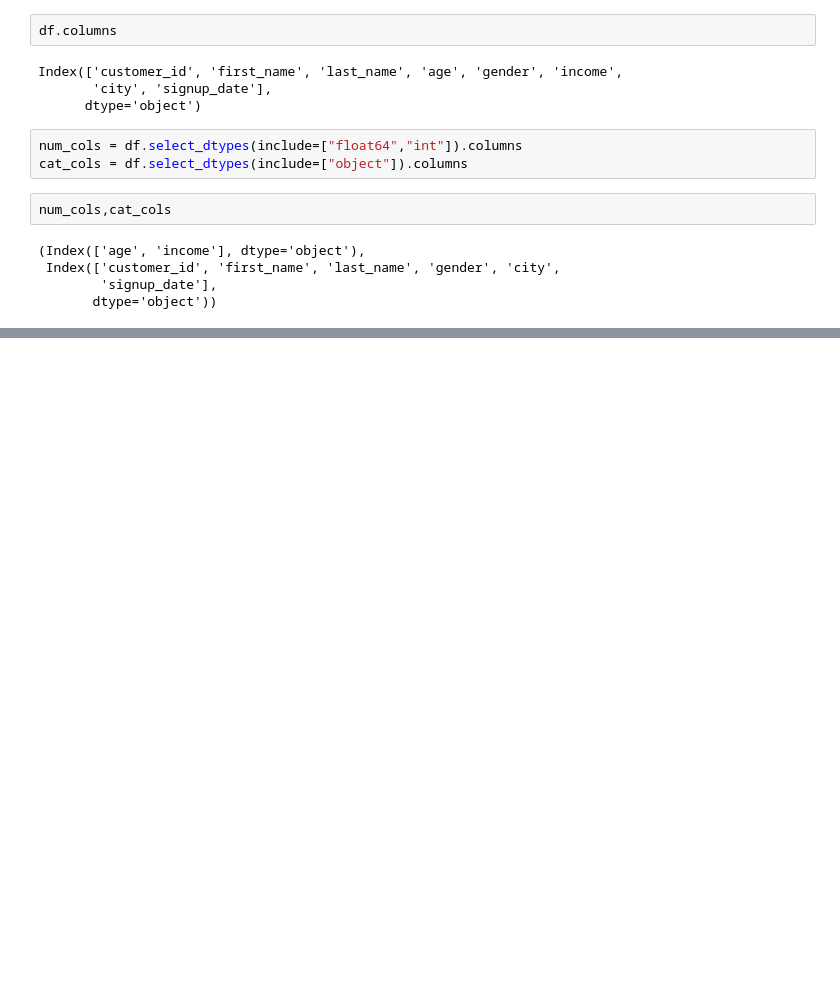
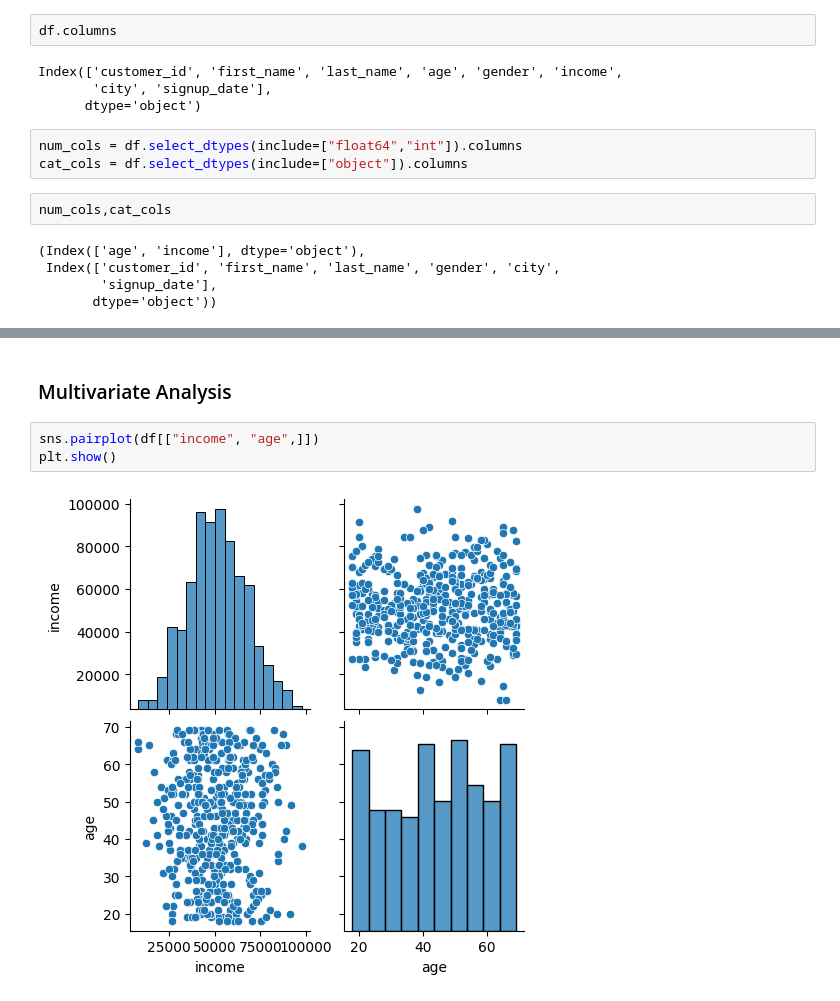
Before and after one commit to Abhiraj14206/Main_Data, a Jupyter notebook: FinalProject2/FinalProject2.ipynb, the cells around one changed output, grey strips where cells are left out. Saved outputs shown, nothing was run; the diff lists cells and outputs as text; blank space fills up the shorter version.

```diff
--- a/FinalProject2/FinalProject2.ipynb
+++ b/FinalProject2/FinalProject2.ipynb
@@ -104,0 +156,7 @@ num_cols,cat_cols
+# %% [markdown]
+### Multivariate Analysis
+# %%
+sns.pairplot(df[["income", "age",]])
+plt.show()
+# %% [output]
+[figure, added]
```
Also changed, not shown: parts of 57 cells of this notebook, 1 other file.
